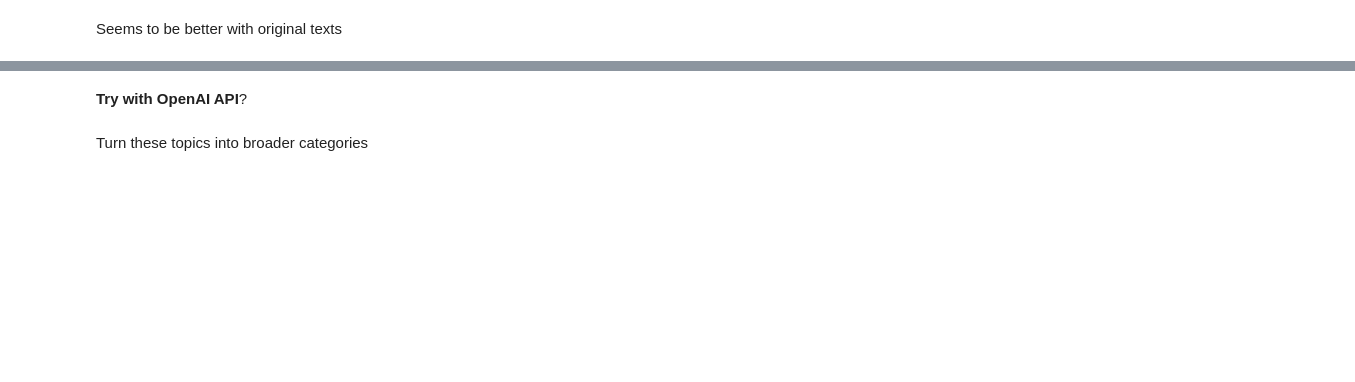
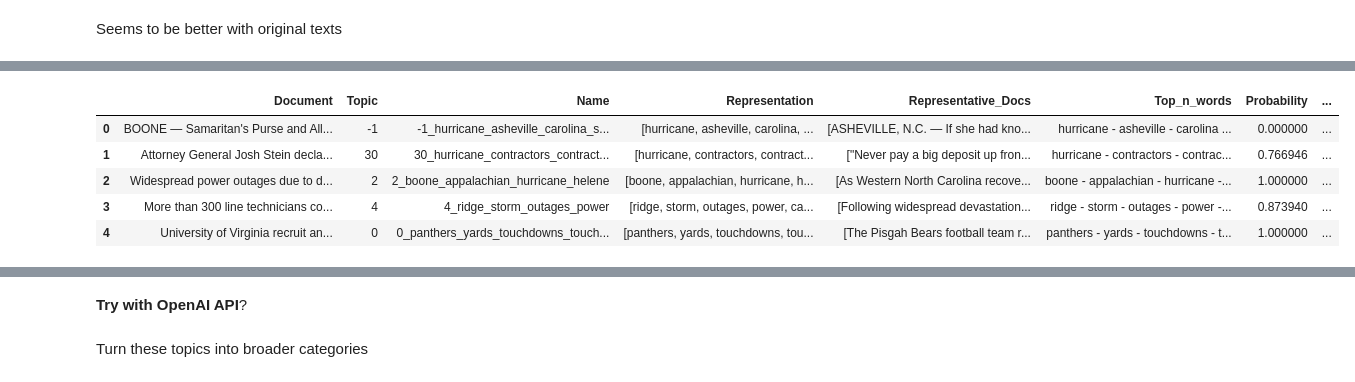
Before and after one commit to yanansun0074/helene_coverage, a Jupyter notebook: news_analysis.ipynb, the cells around one changed output, grey strips where cells are left out. Drawn from its saved outputs; the diff is of its cells as text; code cells hidden in the pictures; blank space fills up the shorter version.

```diff
--- a/news_analysis.ipynb
+++ b/news_analysis.ipynb
@@ -374,0 +385,9 @@ Seems to be better with original texts
+# %%
+topic_model_1.get_document_info(sub_articles['article_text']).head()
+# %% [output]
+|  | Document | Topic | Name | Representation | Representative_Docs | Top_n_words | Probability | ... |
+| 0 | BOONE — Samaritan's Purse and All... | -1 | -1_hurricane_asheville_carolina_s... | [hurricane, asheville, carolina, ... | [ASHEVILLE, N.C. — If she had kno... | hurricane - asheville - carolina ... | 0.000000 | ... |
+| 1 | Attorney General Josh Stein decla... | 30 | 30_hurricane_contractors_contract... | [hurricane, contractors, contract... | ["Never pay a big deposit up fron... | hurricane - contractors - contrac... | 0.766946 | ... |
+| 2 | Widespread power outages due to d... | 2 | 2_boone_appalachian_hurricane_helene | [boone, appalachian, hurricane, h... | [As Western North Carolina recove... | boone - appalachian - hurricane -... | 1.000000 | ... |
+| 3 | More than 300 line technicians co... | 4 | 4_ridge_storm_outages_power | [ridge, storm, outages, power, ca... | [Following widespread devastation... | ridge - storm - outages - power -... | 0.873940 | ... |
+| 4 | University of Virginia recruit an... | 0 | 0_panthers_yards_touchdowns_touch... | [panthers, yards, touchdowns, tou... | [The Pisgah Bears football team r... | panthers - yards - touchdowns - t... | 1.000000 | ... |
```
Also changed, not shown: parts of 6 cells of this notebook, 1 other file.
